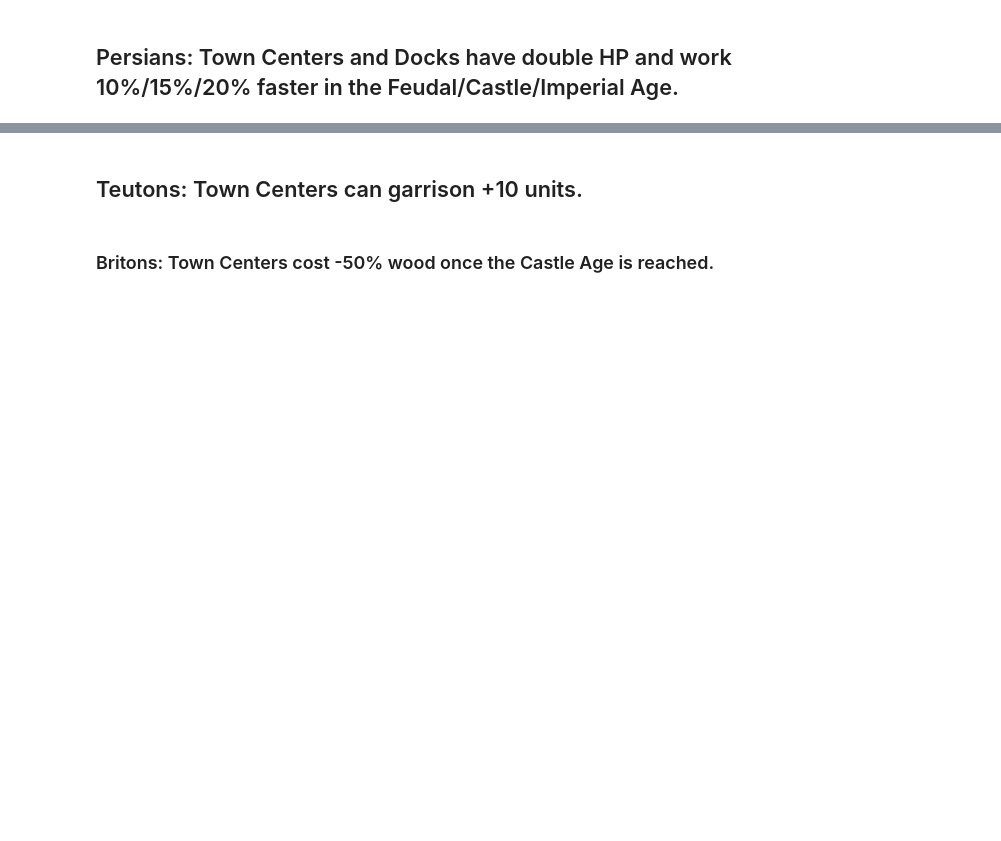
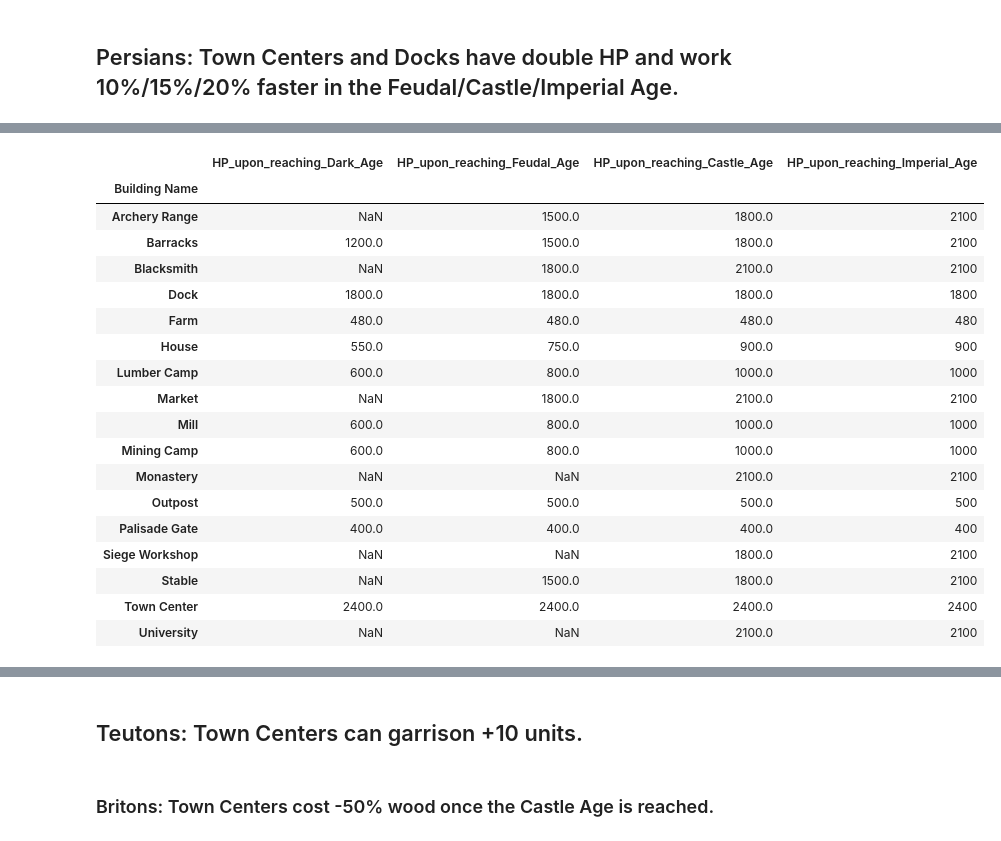
Before and after one commit to dbabbitt/notebooks, a Jupyter notebook: age-of-empires-ii/ipynb/Create AoE2 Civ Bonuses Dataset, Part 3.ipynb, the cells around one changed output, grey strips where cells are left out. Saved outputs shown, nothing was run; the diff lists cells and outputs as text; code cells hidden in the pictures; blank space fills up the shorter version.

```diff
--- a/age-of-empires-ii/ipynb/Create AoE2 Civ Bonuses Dataset, Part 3.ipynb
+++ b/age-of-empires-ii/ipynb/Create AoE2 Civ Bonuses Dataset, Part 3.ipynb
@@ -247,0 +682,11 @@ resource_set
+# %%
+
+# Koreans: Towers (except Bombard Towers ) have +1/+2 range in the Castle/Imperial Age.
+bonus_list = '+1/+2'.split('/')
+age_list = 'Castle/Imperial'.split('/')
+tuple_list = list(zip(bonus_list, age_list))
+all_ages_list = ['Dark Age', 'Feudal Age', 'Castle Age', 'Imperial Age']
+print_str = 'Towers (except Bombard Towers ) have {} range in the {} Age.'
+for i, (percentage, age) in enumerate(tuple_list):
+    print(i, print_str.format(percentage, age),
+          all_ages_list[:all_ages_list.index('{} Age'.format(age))+1])
@@ -253,0 +847,36 @@ resource_set
+# %%
+
+# Persians: Town Centers and Docks have double HP and
+# work 10%/15%/20% faster in the Feudal/Castle/Imperial Age.
+match_series = (building_availability_df['Persians'] == 1)
+match_series = match_series & (building_availability_df['In_Building_Armor_class'] == 1)
+match_series = match_series & (building_availability_df['In_Standard_building_Armor_class'] == 1)
+match_series = match_series & (building_availability_df['In_Stone_defense_Armor_class'] == 0)
+match_series = match_series & (building_availability_df['In_Wall_and_gate_Armor_class'] == 0)
+match_series = match_series & (building_availability_df['In_Gunpowder_unit_Armor_class'] == 0)
+match_series = match_series & (building_availability_df['In_Castle_Armor_class'] == 0)
+building_list = building_availability_df[match_series].index.tolist()
+all_ages_list = ['Dark Age', 'Feudal Age', 'Castle Age', 'Imperial Age']
+name_str = 'HP_upon_reaching_{}'
+hp_columns_list = [re.sub(' +', '_', name_str.format(age)) for age in all_ages_list]
+building_availability_df[match_series][hp_columns_list]
+# %% [output]
+|  | HP_upon_reaching_Dark_Age | HP_upon_reaching_Feudal_Age | HP_upon_reaching_Castle_Age | HP_upon_reaching_Imperial_Age |
+| Building Name |  |  |  |  |
+| Archery Range | NaN | 1500.0 | 1800.0 | 2100 |
+| Barracks | 1200.0 | 1500.0 | 1800.0 | 2100 |
+| Blacksmith | NaN | 1800.0 | 2100.0 | 2100 |
+| Dock | 1800.0 | 1800.0 | 1800.0 | 1800 |
+| Farm | 480.0 | 480.0 | 480.0 | 480 |
+| House | 550.0 | 750.0 | 900.0 | 900 |
+| Lumber Camp | 600.0 | 800.0 | 1000.0 | 1000 |
+| Market | NaN | 1800.0 | 2100.0 | 2100 |
+| Mill | 600.0 | 800.0 | 1000.0 | 1000 |
+| Mining Camp | 600.0 | 800.0 | 1000.0 | 1000 |
+| Monastery | NaN | NaN | 2100.0 | 2100 |
+| Outpost | 500.0 | 500.0 | 500.0 | 500 |
+| Palisade Gate | 400.0 | 400.0 | 400.0 | 400 |
+| Siege Workshop | NaN | NaN | 1800.0 | 2100 |
+| Stable | NaN | 1500.0 | 1800.0 | 2100 |
+| Town Center | 2400.0 | 2400.0 | 2400.0 | 2400 |
+| University | NaN | NaN | 2100.0 | 2100 |
```
Also changed, not shown: parts of 89 cells of this notebook, 3 other files.
